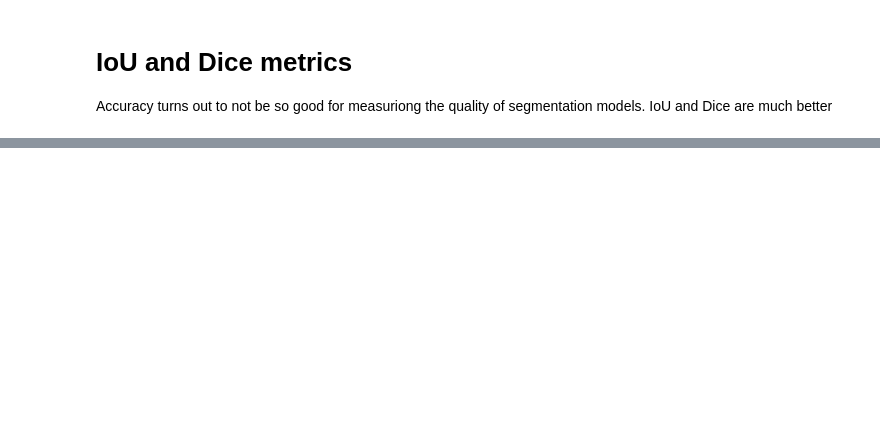
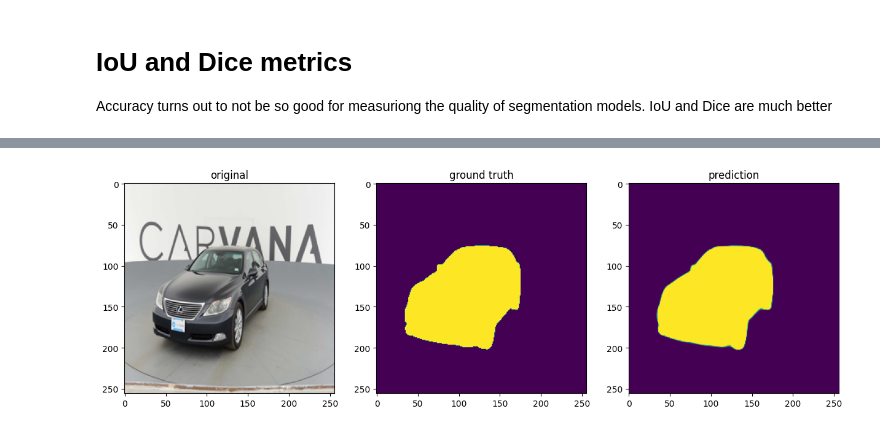
Before and after one commit to danielenapo/AI_unibo, a Jupyter notebook: Deep Learning/lab3_segmentation.ipynb, the cells around one changed output, grey strips where cells are left out. Drawn from its saved outputs; the diff is of its cells as text; code cells hidden in the pictures; blank space fills up the shorter version.

Commit message:
dice_loss implementation

```diff
--- a/Deep Learning/lab3_segmentation.ipynb
+++ b/Deep Learning/lab3_segmentation.ipynb
@@ -212,7 +193,7 @@ None
 # %% [markdown]
 # U-NET
 # %%
-def build_unet(input_shape, n_ch=32, L=4, conv_per_L=2):
+'''def build_unet(input_shape, n_ch=32, L=4, conv_per_L=2): # by professor
   #L=num of floors,
   #conv_per_L = num of conv layers in each floor
 
@@ -242,4 +223,4 @@ def build_unet(input_shape, n_ch=32, L=4, conv_per_L=2):
 
   #OUTPUT
   y=Conv2D(1,1, activation="sigmoid")(h) #last layer is still Conv2D (FULLY CONVOLUTIONAL!). Activation is SIGMOID since it's a BINARY CLASSIFICATION
-  return Model(x,y)
+  return Model(x,y)'''
@@ -316,7 +341,6 @@ def show(x, y, title=None):
     plt.show()
 # %%
 # Qualitative results
-y_pred = unet.predict(x_test[:1])
-
-show(x_test[0, :, :], y_test[0, :, :], title='Original')
-show(x_test[0, :, :], y_pred[0, :, :, 0], title='Predicted')
+def show_results(model,test_img=1):
+  y_pred = model.predict(x_test[test_img:test_img+1])
+  show(x_test[test_img,:,:], y_test[test_img, :, :],  y_pred[0, :, :, 0], title=["original", "ground truth", "prediction"])
@@ -370,0 +394,32 @@ The IoU of the trained model is 0.842924952507019, while its Dice coefficient is
+# %%
+from tensorflow import losses
+def dice_coeff(y_true, y_pred):
+    smooth = 1.
+    # Flatten
+    y_true_f = tf.reshape(y_true, [-1])
+    y_pred_f = tf.reshape(y_pred, [-1])
+    intersection = tf.reduce_sum(y_true_f * y_pred_f)
+    score = (2. * intersection + smooth) / (tf.reduce_sum(y_true_f) + tf.reduce_sum(y_pred_f) + smooth)
+    return score
+# define dice loss function
+def dice_loss(y_true, y_pred):
+    return 1 - dice_coeff(y_true, y_pred)
+def bce_dice_loss(y_true, y_pred):
+    loss = losses.binary_crossentropy(y_true, y_pred) + dice_loss(y_true, y_pred)
+    return loss
+
+unet2=build_unet((256,256,3))
+unet2.load_weights("/content/segmentation_unet_train.h5")
+# compile model with new loss and optimizer
+unet2.compile(optimizer=ks.optimizers.Adam(learning_rate=1e-4),
+ loss=bce_dice_loss,
+ metrics=[dice_loss])
+# %%
+x_train2 = x_train.astype(np.float)
+y_train2 = y_train.astype(np.float)
+
+# fine tune model on new data with less epochs
+hist2 = unet2.fit(x_train2, y_train2,
+          epochs=10,
+          batch_size=16,
+          validation_split=0.1)
@@ -370,0 +451,3 @@ The IoU of the trained model is 0.842924952507019, while its Dice coefficient is
+# %%
+show_results(unet2, 25)
+# %% [output]
@@ -370,0 +455 @@ The IoU of the trained model is 0.842924952507019, while its Dice coefficient is
+[figure, added]
```
Also changed, not shown: parts of 15 cells of this notebook.
